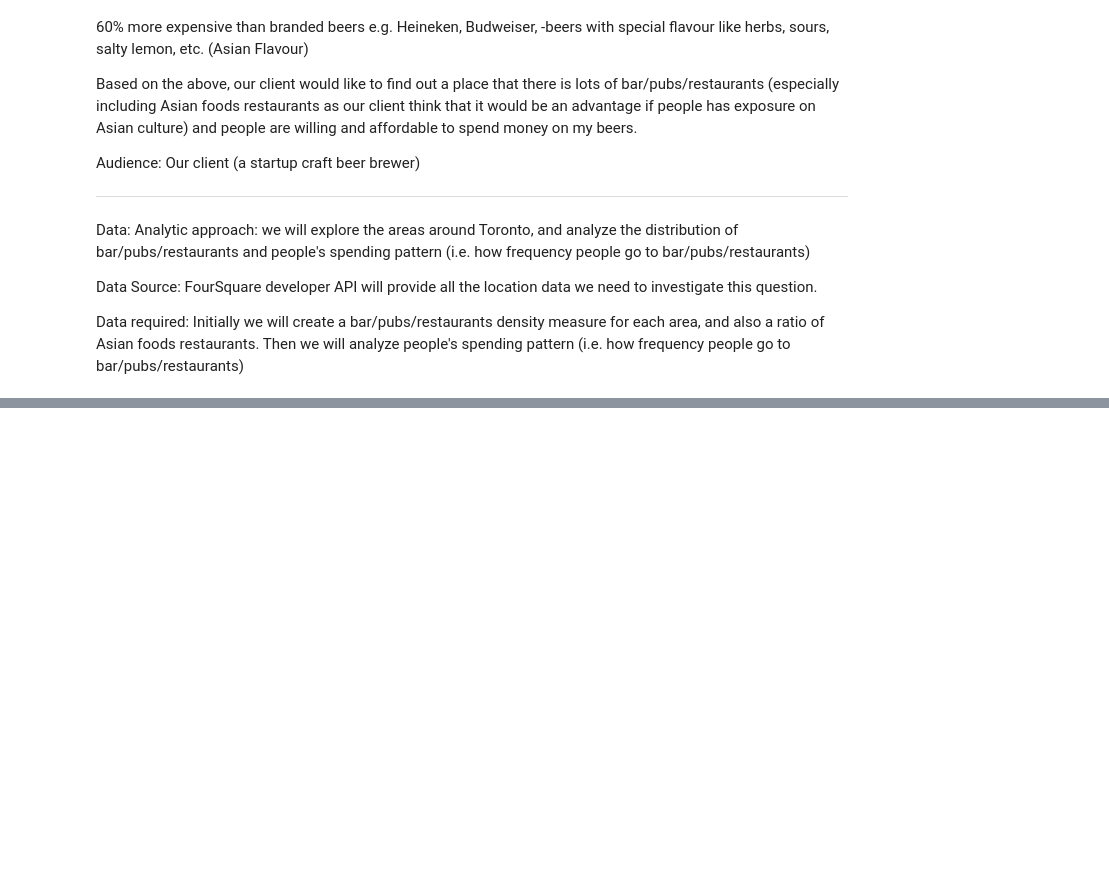
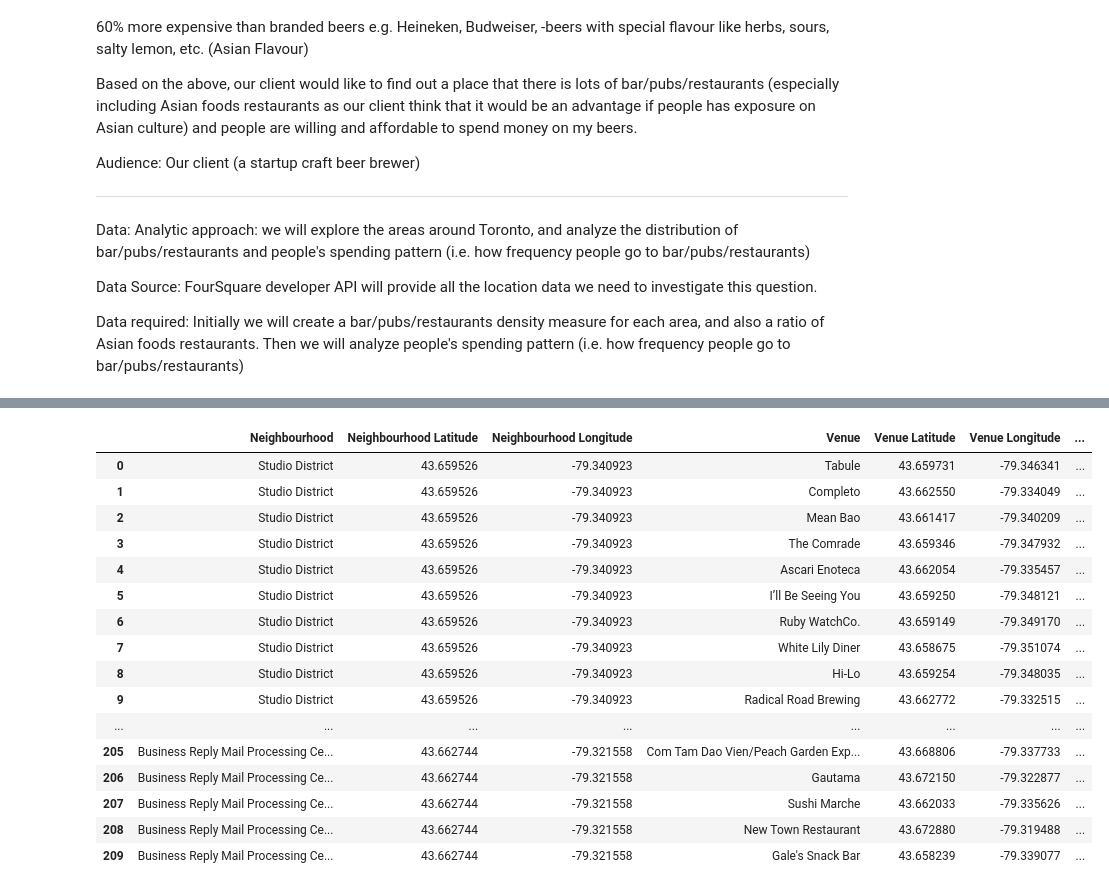
Before and after one commit to edencheng/Coursera_Capstone, a Jupyter notebook: The Battle of Neighbourhood (w2).ipynb, the cells around one changed output, grey strips where cells are left out. Cells and saved outputs as stored; diff of their text form; code cells hidden in the pictures; blank space fills up the shorter version.

```diff
--- a/The Battle of Neighbourhood (w2).ipynb
+++ b/The Battle of Neighbourhood (w2).ipynb
@@ -432,0 +283,34 @@ map_clusters
+# %%
+#Select Cluster = 0 as the target places, as it most-match client's requirement
+
+data = data.loc[data['Cluster Labels'] == 0]
+data = data.reset_index(drop=True)
+loc_list=[]
+for loc in data['Neighbourhood']:
+    loc_list.append(loc)
+
+#Prepare the list of Venues from the targeted places
+toronto_venues_final = toronto_venues.loc[toronto_venues['Neighbourhood'].isin(loc_list)]
+toronto_venues_final = toronto_venues_final.reset_index(drop=True)
+toronto_venues_final.shape
+# %%
+toronto_venues_final.head(4)
+export_csv = toronto_venues_final.to_csv (r'C:\Users\Eden Cheng\Desktop\export_dataframe.csv', index = None, header=True)
+# %% [output]
+|  | Neighbourhood | Neighbourhood Latitude | Neighbourhood Longitude | Venue | Venue Latitude | Venue Longitude | ... |
+| 0 | Studio District | 43.659526 | -79.340923 | Tabule | 43.659731 | -79.346341 | ... |
+| 1 | Studio District | 43.659526 | -79.340923 | Completo | 43.662550 | -79.334049 | ... |
+| 2 | Studio District | 43.659526 | -79.340923 | Mean Bao | 43.661417 | -79.340209 | ... |
+| 3 | Studio District | 43.659526 | -79.340923 | The Comrade | 43.659346 | -79.347932 | ... |
+| 4 | Studio District | 43.659526 | -79.340923 | Ascari Enoteca | 43.662054 | -79.335457 | ... |
+| 5 | Studio District | 43.659526 | -79.340923 | I’ll Be Seeing You | 43.659250 | -79.348121 | ... |
+| 6 | Studio District | 43.659526 | -79.340923 | Ruby WatchCo. | 43.659149 | -79.349170 | ... |
+| 7 | Studio District | 43.659526 | -79.340923 | White Lily Diner | 43.658675 | -79.351074 | ... |
+| 8 | Studio District | 43.659526 | -79.340923 | Hi-Lo | 43.659254 | -79.348035 | ... |
+| 9 | Studio District | 43.659526 | -79.340923 | Radical Road Brewing | 43.662772 | -79.332515 | ... |
+| ... | ... | ... | ... | ... | ... | ... | ... |
+| 205 | Business Reply Mail Processing Ce... | 43.662744 | -79.321558 | Com Tam Dao Vien/Peach Garden Exp... | 43.668806 | -79.337733 | ... |
+| 206 | Business Reply Mail Processing Ce... | 43.662744 | -79.321558 | Gautama | 43.672150 | -79.322877 | ... |
+| 207 | Business Reply Mail Processing Ce... | 43.662744 | -79.321558 | Sushi Marche | 43.662033 | -79.335626 | ... |
+| 208 | Business Reply Mail Processing Ce... | 43.662744 | -79.321558 | New Town Restaurant | 43.672880 | -79.319488 | ... |
+| 209 | Business Reply Mail Processing Ce... | 43.662744 | -79.321558 | Gale's Snack Bar | 43.658239 | -79.339077 | ... |
```
Also changed, not shown: parts of 19 cells of this notebook.
